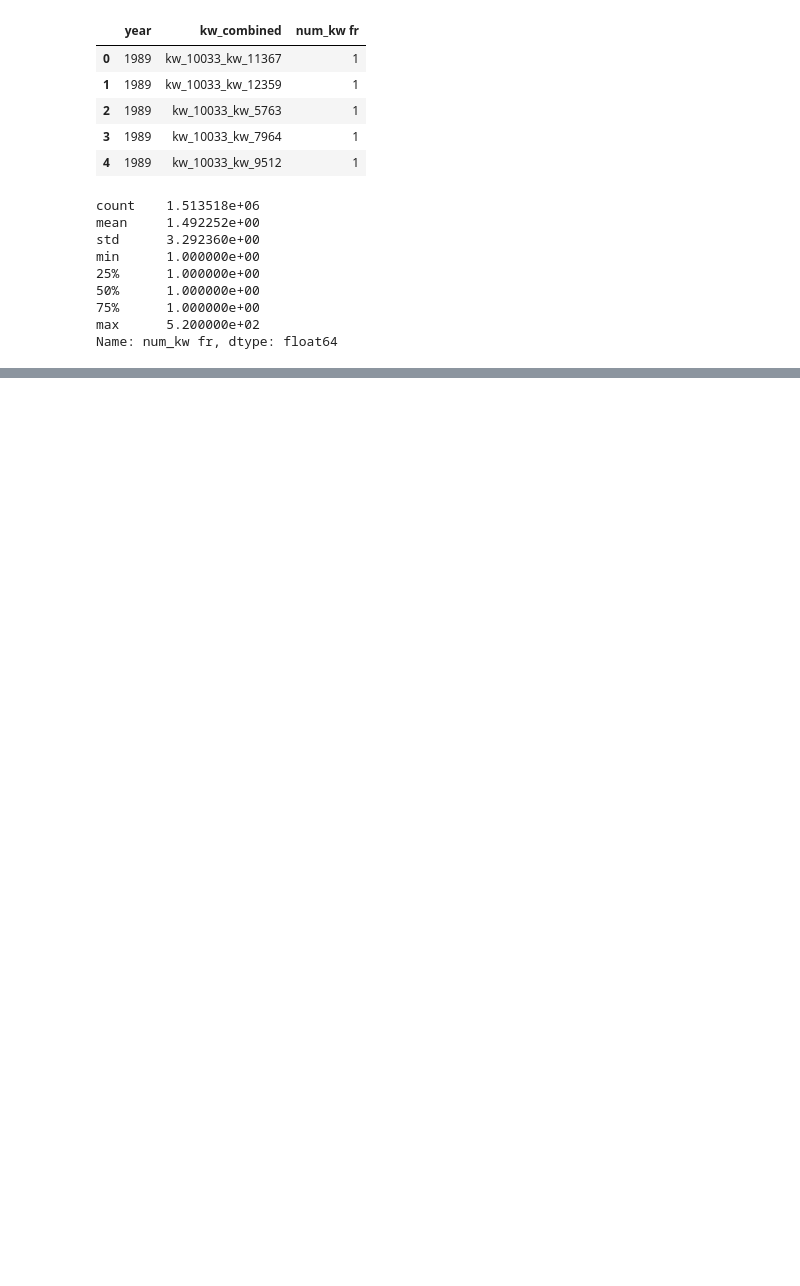
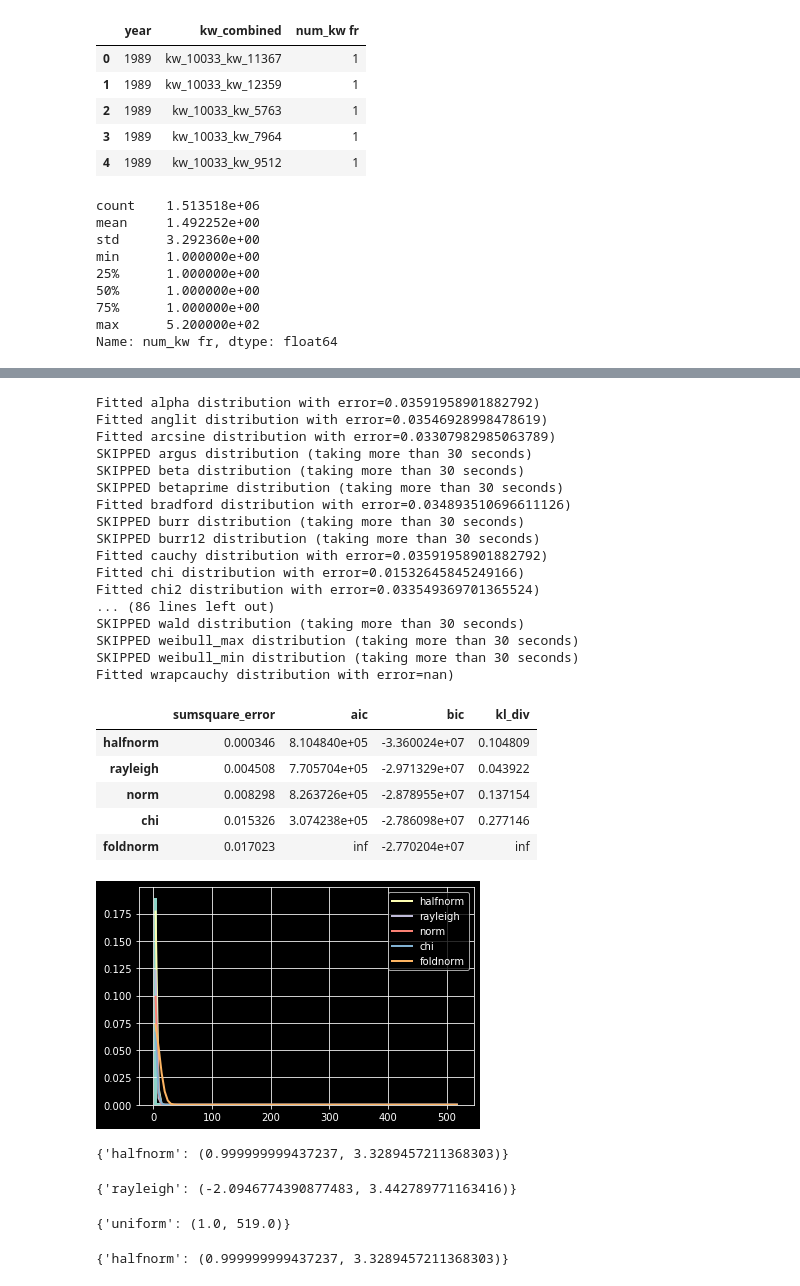
Before and after one commit to IvanSedykh/phd_migration_analysis, a Jupyter notebook: EDA.ipynb, the cells around one changed output, grey strips where cells are left out. Cells and saved outputs as stored; diff of their text form; code cells hidden in the pictures; blank space fills up the shorter version.

```diff
--- a/EDA.ipynb
+++ b/EDA.ipynb
@@ -148,0 +163,2 @@ KstestResult(statistic=0.9396315545759, pvalue=0.0)
+# %%
+gamma.fit(data)
@@ -148,0 +184,45 @@ KstestResult(statistic=0.9396315545759, pvalue=0.0)
+# %%
+f = Fitter(data=data.values)
+f.fit()
+f.summary()
+# %% [output]
+Fitted alpha distribution with error=0.03591958901882792)
+Fitted anglit distribution with error=0.03546928998478619)
+Fitted arcsine distribution with error=0.03307982985063789)
+SKIPPED argus distribution (taking more than 30 seconds)
+SKIPPED beta distribution (taking more than 30 seconds)
+SKIPPED betaprime distribution (taking more than 30 seconds)
+Fitted bradford distribution with error=0.034893510696611126)
+SKIPPED burr distribution (taking more than 30 seconds)
+SKIPPED burr12 distribution (taking more than 30 seconds)
+Fitted cauchy distribution with error=0.03591958901882792)
+Fitted chi distribution with error=0.01532645845249166)
+Fitted chi2 distribution with error=0.033549369701365524)
+... (86 lines left out)
+SKIPPED wald distribution (taking more than 30 seconds)
+SKIPPED weibull_max distribution (taking more than 30 seconds)
+SKIPPED weibull_min distribution (taking more than 30 seconds)
+Fitted wrapcauchy distribution with error=nan)
+|  | sumsquare_error | aic | bic | kl_div |
+| halfnorm | 0.000346 | 8.104840e+05 | -3.360024e+07 | 0.104809 |
+| rayleigh | 0.004508 | 7.705704e+05 | -2.971329e+07 | 0.043922 |
+| norm | 0.008298 | 8.263726e+05 | -2.878955e+07 | 0.137154 |
+| chi | 0.015326 | 3.074238e+05 | -2.786098e+07 | 0.277146 |
+| foldnorm | 0.017023 | inf | -2.770204e+07 | inf |
+[figure, added]
+# %%
+f.get_best(method='sumsquare_error')
+# %% [output]
+{'halfnorm': (0.999999999437237, 3.3289457211368303)}
+# %%
+f.get_best(method='kl_div')
+# %% [output]
+{'rayleigh': (-2.0946774390877483, 3.442789771163416)}
+# %%
+f.get_best(method='aic')
+# %% [output]
+{'uniform': (1.0, 519.0)}
+# %%
+f.get_best(method='bic')
+# %% [output]
+{'halfnorm': (0.999999999437237, 3.3289457211368303)}
```
Also changed, not shown: parts of 42 cells of this notebook, 3 other files.
